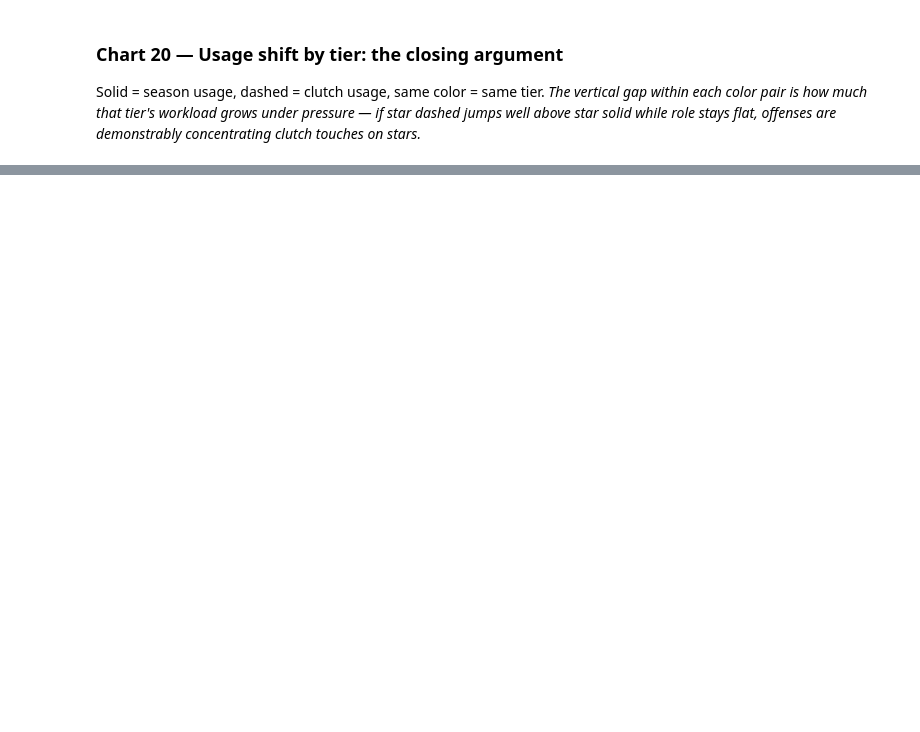
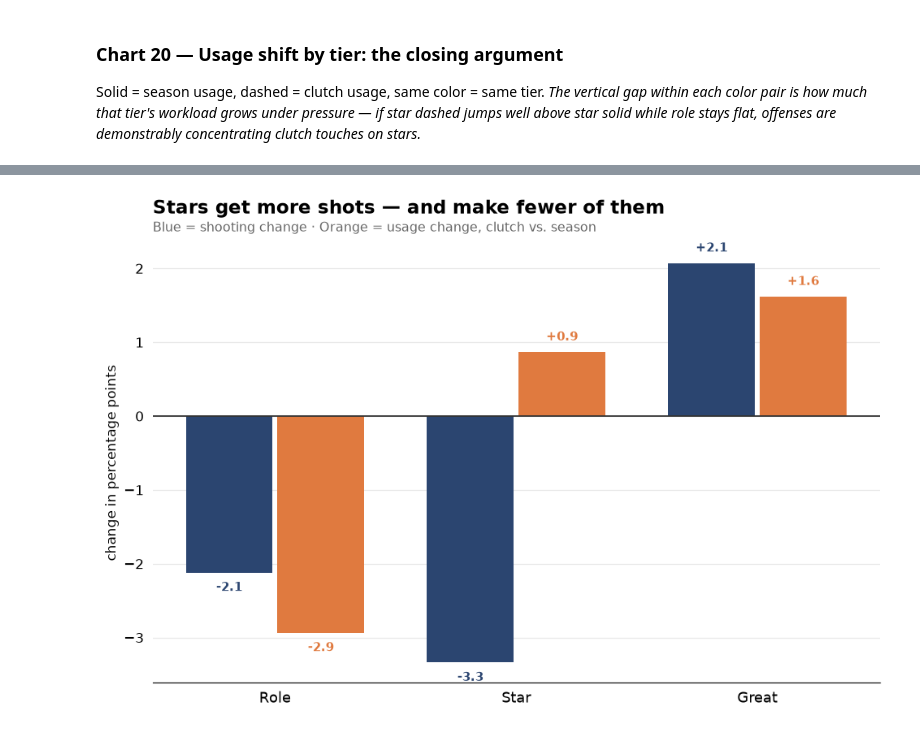
Before and after one commit to DanielBubalo/nba-clutch-reputation-data, a Jupyter notebook: nba_graphing_data.ipynb, the cells around one changed output, grey strips where cells are left out. Saved outputs shown, nothing was run; the diff lists cells and outputs as text; code cells hidden in the pictures; blank space fills up the shorter version.

```diff
--- a/nba_graphing_data.ipynb
+++ b/nba_graphing_data.ipynb
@@ -860,0 +941,26 @@ plt.show()
+# %%
+ts_d  = (df.groupby('group')['TS_DELTA'].mean() * 100).reindex(order)
+usg_d = (df.groupby('group')['USG_DELTA'].mean() * 100).reindex(order)
+
+fig, ax = plt.subplots(figsize=(9, 6))
+x = np.arange(len(order))
+
+ax.bar(x - 0.19, ts_d, 0.36, color=NAVY, label='Shooting %')
+ax.bar(x + 0.19, usg_d, 0.36, color=ORANGE, label='Usage %')
+ax.axhline(0, color='#333', linewidth=1.2)
+
+for xi, (t, u) in enumerate(zip(ts_d, usg_d)):
+    ax.text(xi - 0.19, t + (0.12 if t >= 0 else -0.12), f'{t:+.1f}',
+            ha='center', va='bottom' if t >= 0 else 'top', fontsize=10, color=NAVY, fontweight='bold')
+    ax.text(xi + 0.19, u + (0.12 if u >= 0 else -0.12), f'{u:+.1f}',
+            ha='center', va='bottom' if u >= 0 else 'top', fontsize=10, color=ORANGE, fontweight='bold')
+
+ax.set_xticks(x); ax.set_xticklabels(order, fontsize=12)
+ax.set_ylabel('change in percentage points')
+titled(ax, 'Stars get more shots — and make fewer of them',
+       'Blue = shooting change · Orange = usage change, clutch vs. season')
+ax.grid(axis='x', visible=False)
+plt.tight_layout()
+plt.show()
+# %% [output]
+[figure, added]
```
Also changed, not shown: parts of 19 cells of this notebook.
